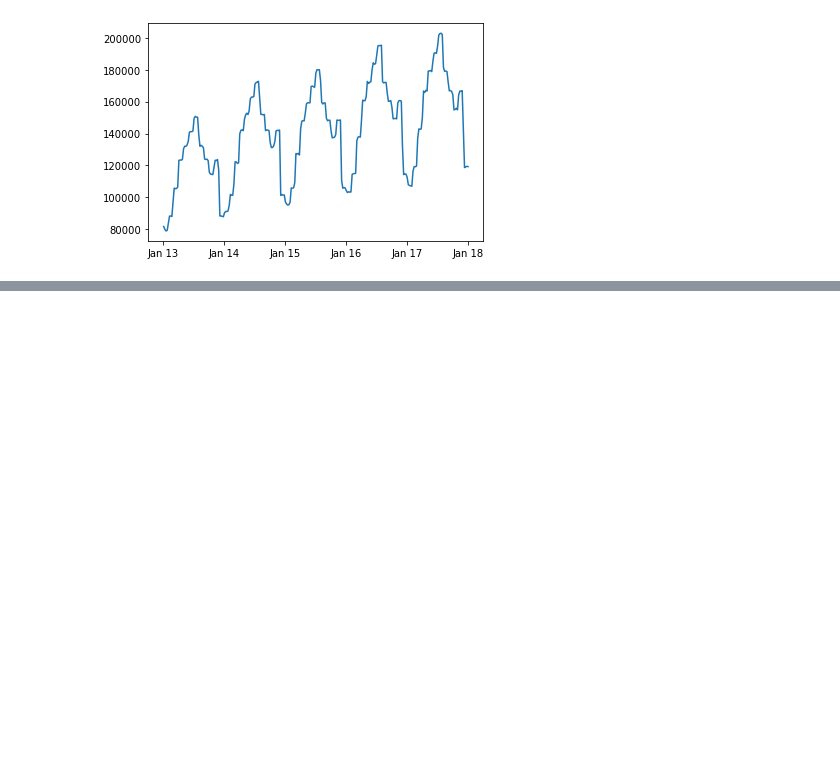
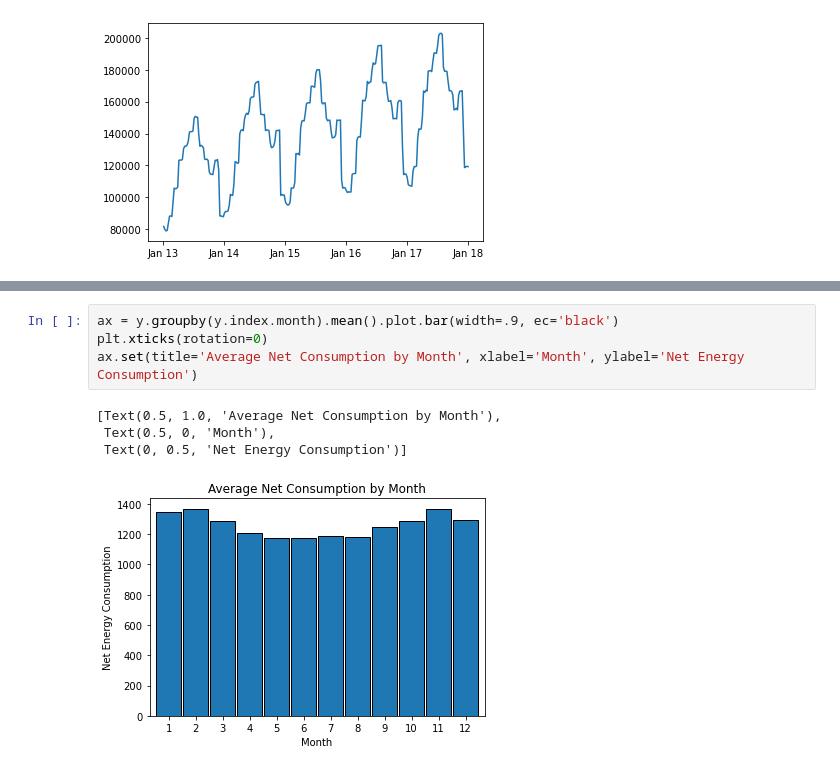
Before and after one commit to david-ryan-alviola/time-series-exercises, a Jupyter notebook: explore.ipynb, the cells around one changed output, grey strips where cells are left out. Cells and saved outputs as stored; diff of their text form; blank space fills up the shorter version.

```diff
--- a/explore.ipynb
+++ b/explore.ipynb
@@ -379,0 +467,9 @@ ax.xaxis.set_major_formatter(DateFormatter('%b %y'))
+# %%
+ax = y.groupby(y.index.month).mean().plot.bar(width=.9, ec='black')
+plt.xticks(rotation=0)
+ax.set(title='Average Net Consumption by Month', xlabel='Month', ylabel='Net Energy Consumption')
+# %% [output]
+[Text(0.5, 1.0, 'Average Net Consumption by Month'),
+ Text(0.5, 0, 'Month'),
+ Text(0, 0.5, 'Net Energy Consumption')]
+[figure, added]
```
Also changed, not shown: parts of 34 cells of this notebook.
